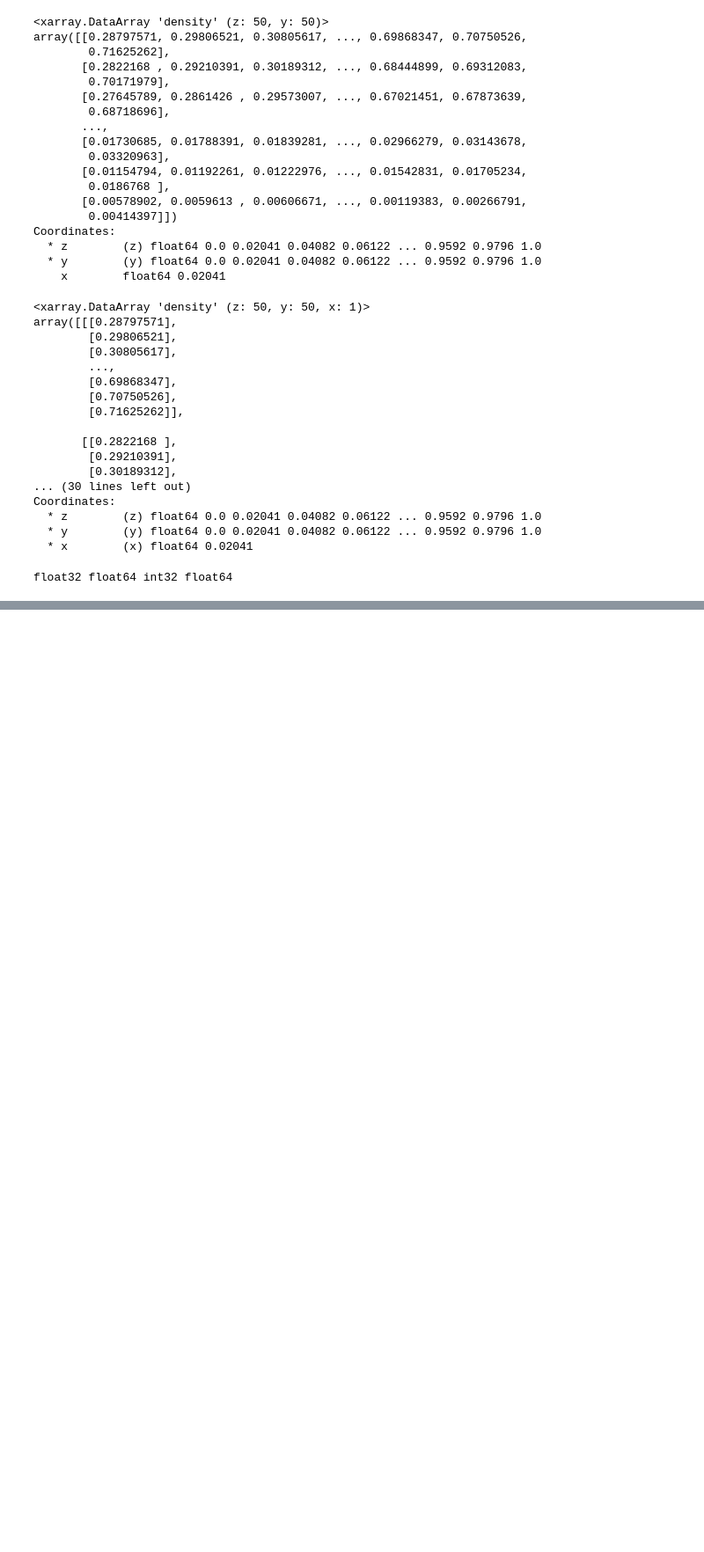
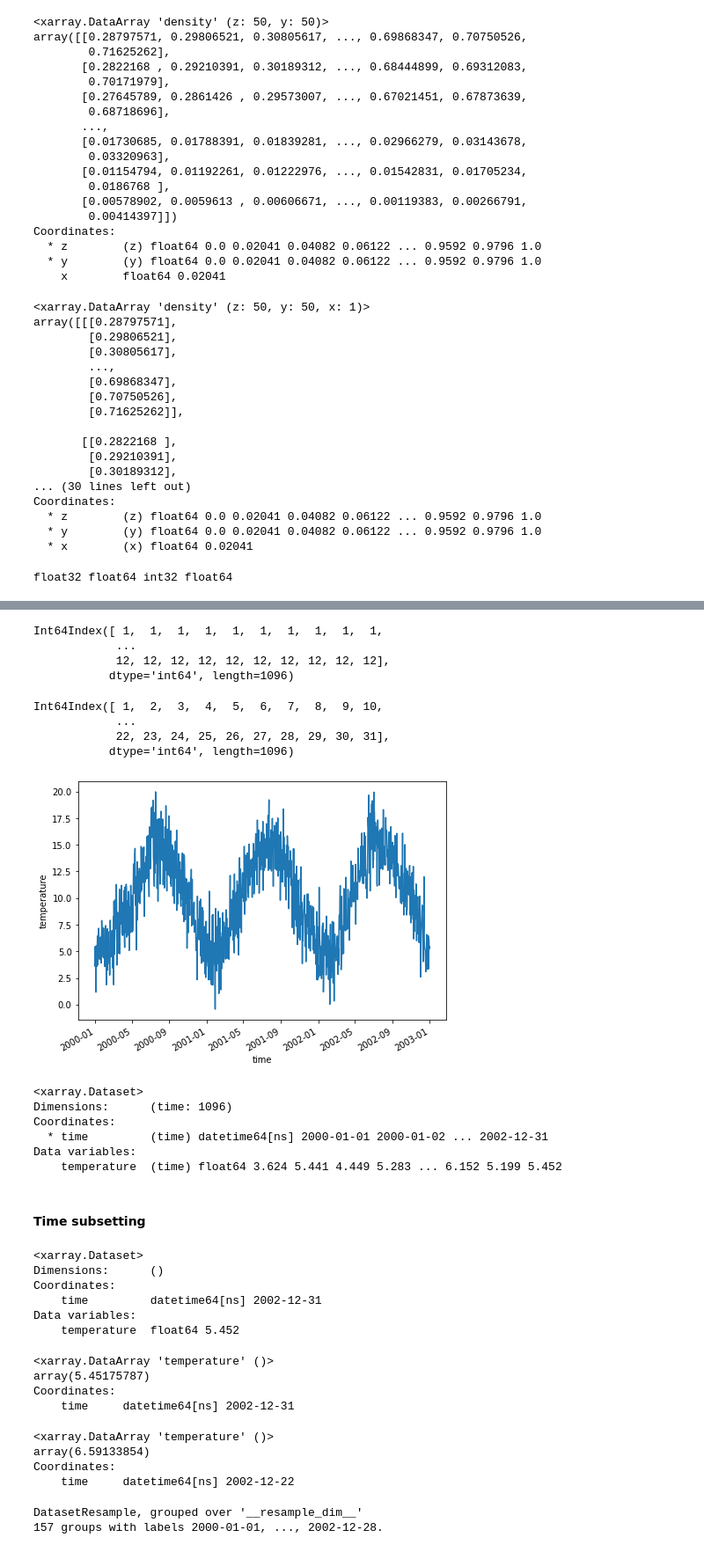
Before and after one commit to alexaugusto23/python_developer, a Jupyter notebook: Xarray/working_xarray_p1.ipynb, the cells around one changed output, grey strips where cells are left out. Shown at 88% size. Cells and saved outputs as stored; diff of their text form; code cells hidden in the pictures; blank space fills up the shorter version.

Commit message:
simposio data xarray yt finalizado

```diff
--- a/Xarray/working_xarray_p1.ipynb
+++ b/Xarray/working_xarray_p1.ipynb
@@ -729,0 +771,5 @@ float32 float64 int32 float64
+# %%
+import pandas as pd
+
+time = pd.date_range("2000-01-01", freq="D", periods=365*3+1) # 2000-jan to 2002-Dec
+time
@@ -729,0 +785,63 @@ float32 float64 int32 float64
+# %%
+time.month
+# %% [output]
+Int64Index([ 1,  1,  1,  1,  1,  1,  1,  1,  1,  1,
+            ...
+            12, 12, 12, 12, 12, 12, 12, 12, 12, 12],
+           dtype='int64', length=1096)
+# %%
+time.day
+# %% [output]
+Int64Index([ 1,  2,  3,  4,  5,  6,  7,  8,  9, 10,
+            ...
+            22, 23, 24, 25, 26, 27, 28, 29, 30, 31],
+           dtype='int64', length=1096)
+# %%
+import matplotlib.pyplot as plt
+
+ntime = len(time)
+temp = 10 + 5*np.sin( (250+np.arange(ntime)) / 365.25*2*np.pi ) + 2*np.random.randn(ntime)
+ds = xr.Dataset( {"temperature": ("time", temp), "time":time}) # 1d funtion of time
+ds.temperature.plot(size=5)
+plt.show()
+# %% [output]
+[figure, added]
+# %%
+ds
+# %% [output]
+<xarray.Dataset>
+Dimensions:      (time: 1096)
+Coordinates:
+  * time         (time) datetime64[ns] 2000-01-01 2000-01-02 ... 2002-12-31
+Data variables:
+    temperature  (time) float64 3.624 5.441 4.449 5.283 ... 6.152 5.199 5.452
+# %% [markdown]
+#### Time subsetting
+# %%
+ds.isel(time=-1) # last timestep
+# %% [output]
+<xarray.Dataset>
+Dimensions:      ()
+Coordinates:
+    time         datetime64[ns] 2002-12-31
+Data variables:
+    temperature  float64 5.452
+# %%
+ds.isel(time=-1).temperature
+# %% [output]
+<xarray.DataArray 'temperature' ()>
+array(5.45175787)
+Coordinates:
+    time     datetime64[ns] 2002-12-31
+# %%
+ds.sel(time="2002-12-22").temperature
+# %% [output]
+<xarray.DataArray 'temperature' ()>
+array(6.59133854)
+Coordinates:
+    time     datetime64[ns] 2002-12-22
+# %%
+ds.resample(time='7D') # from 1096 steps to 157 time groups
+# %% [output]
+DatasetResample, grouped over '__resample_dim__'
+157 groups with labels 2000-01-01, ..., 2002-12-28.
```
Also changed, not shown: parts of 9 cells of this notebook, 2 other files.
